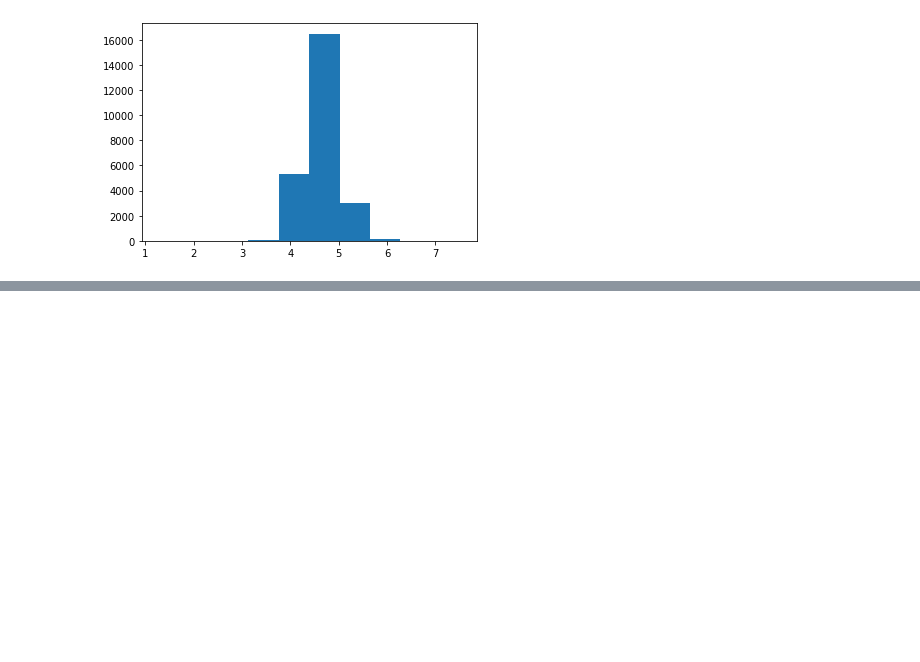
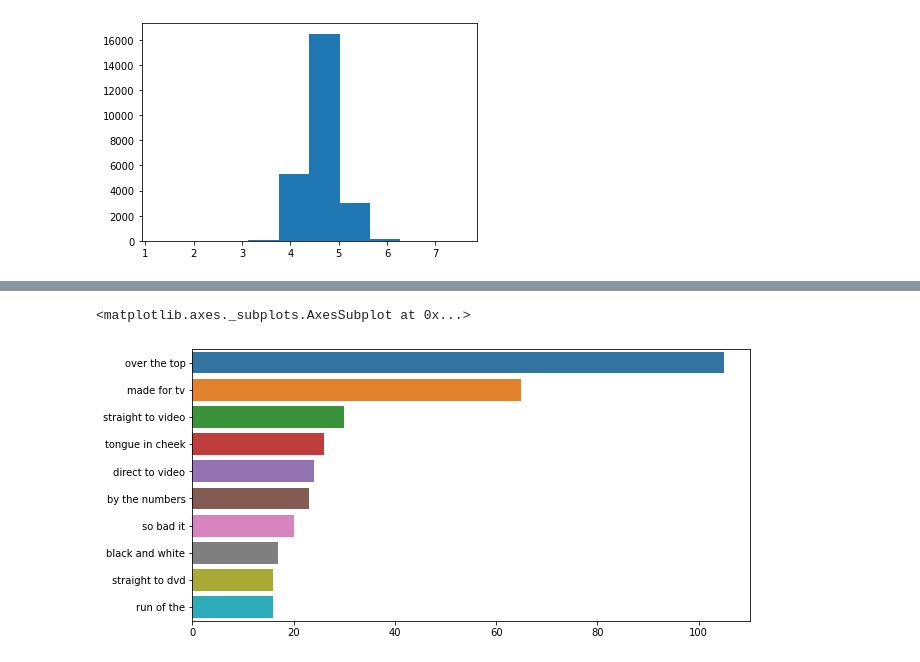
Before and after one commit to adib0073/Educative_SSDS_course, a Jupyter notebook: notebooks/Text_Analytics_Tutorial.ipynb, the cells around one changed output, grey strips where cells are left out. Cells and saved outputs as stored; diff of their text form; code cells hidden in the pictures; blank space fills up the shorter version.

```diff
--- a/notebooks/Text_Analytics_Tutorial.ipynb
+++ b/notebooks/Text_Analytics_Tutorial.ipynb
@@ -148,0 +284,8 @@ plt.hist(np.array(avg_len_words))
+# %%
+# Tri-grams for negative reviews
+tri_grams=generate_ngram(NEG_WORDS,n=3)
+x,y=map(list,zip(*tri_grams))
+sns.barplot(x=y,y=x)
+# %% [output]
+<matplotlib.axes._subplots.AxesSubplot at 0x...>
+[figure, added]
```
Also changed, not shown: parts of 16 cells of this notebook.
